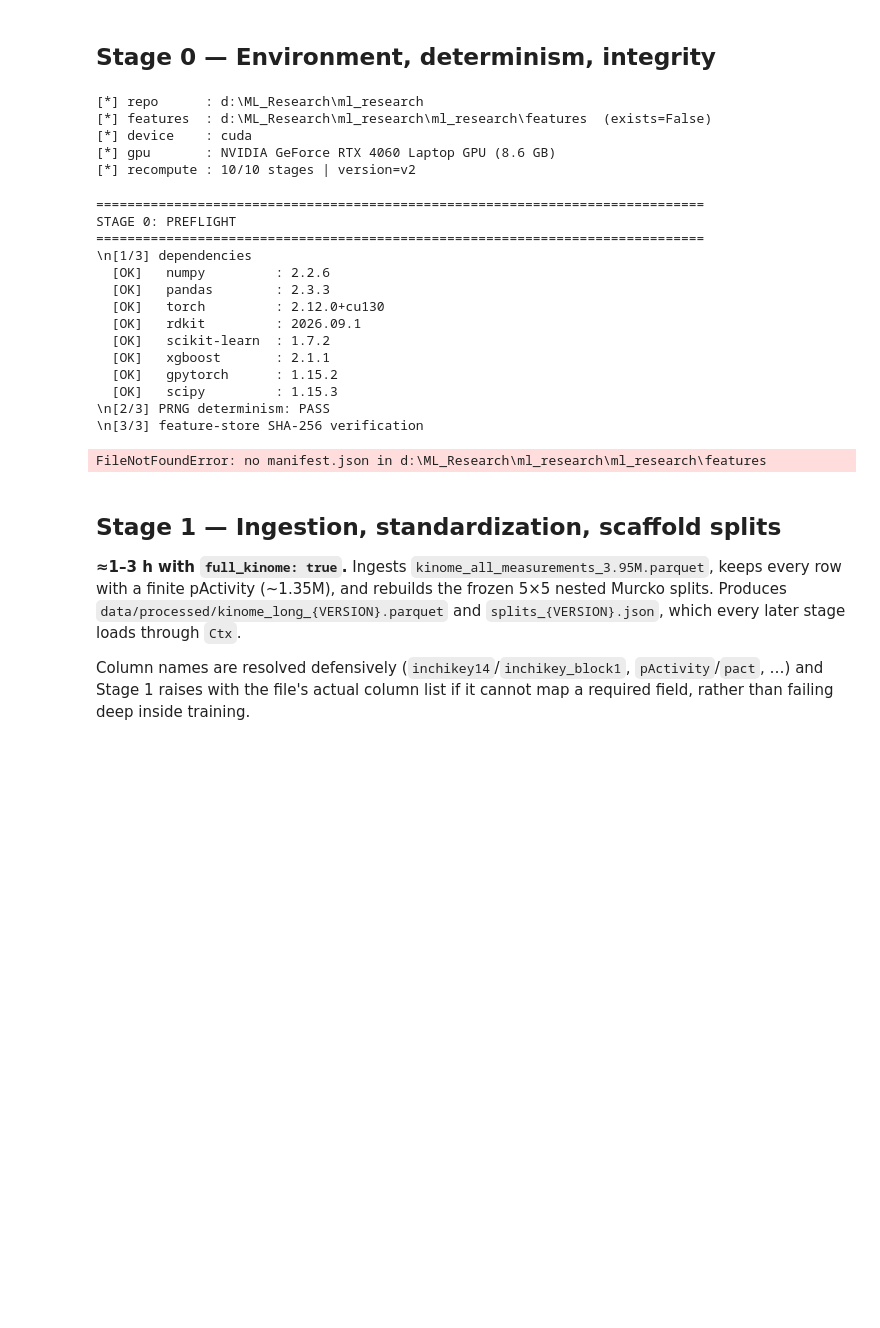
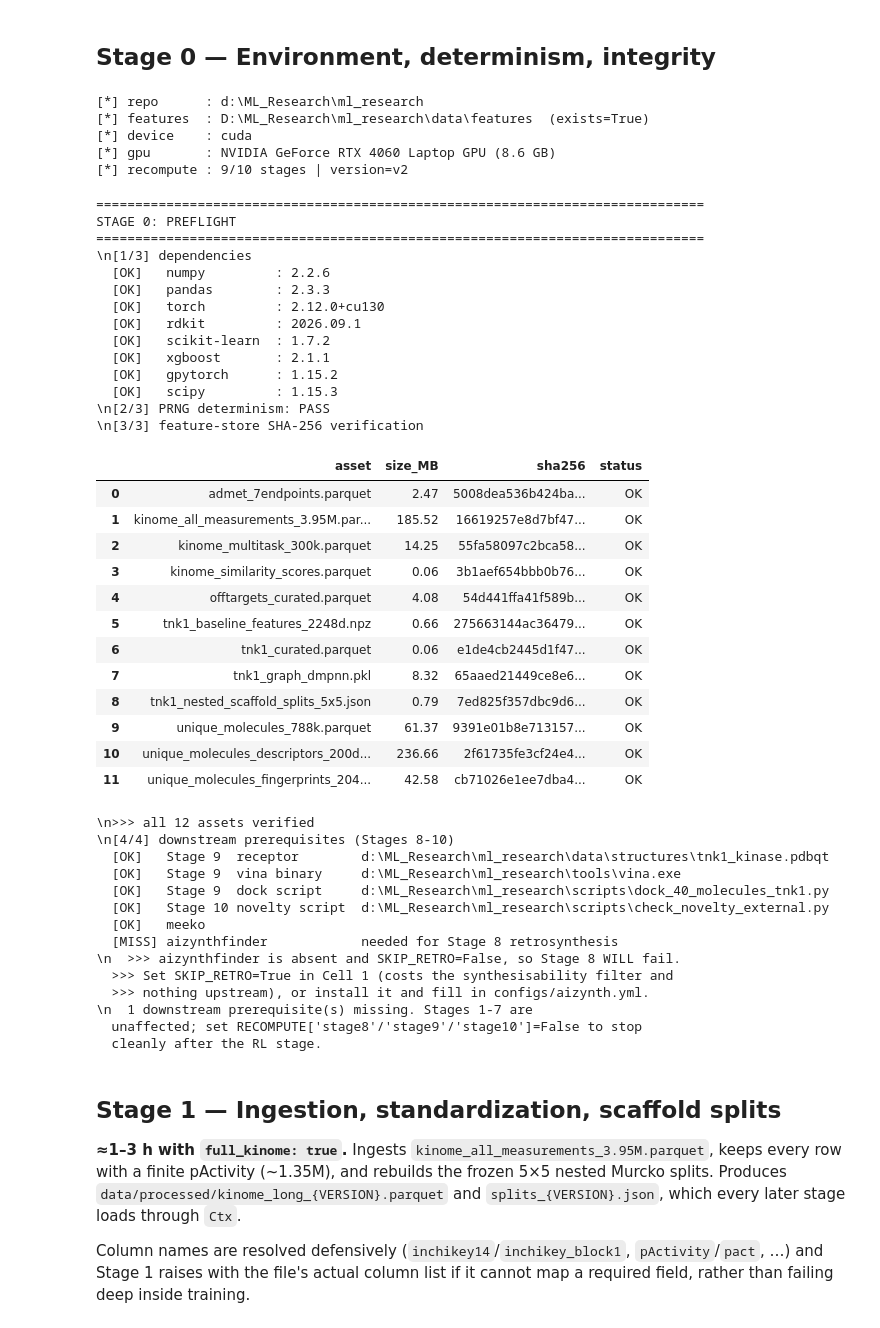
Before and after one commit to RathanPaida/Drug_discovery_research, a Jupyter notebook: TNK1_Master_Pipeline_v2.ipynb, the cells around one changed output. Saved outputs shown, nothing was run; the diff lists cells and outputs as text; code cells hidden in the pictures; blank space fills up the shorter version.

```diff
--- a/TNK1_Master_Pipeline_v2.ipynb
+++ b/TNK1_Master_Pipeline_v2.ipynb
@@ -209,6 +209,7 @@ STRICT     = True      # a stage failure raises instead of being swallowed
 CYCLE      = 1
 SKIP_RETRO = False     # True if AiZynthFinder is unavailable
 USE_RL_MIN = True      # True = built-in DAP trainer; False = external REINVENT 4
+RECOMPUTE["stage3"] = False
 
 REPO_ROOT = Path.cwd()
 while not (REPO_ROOT / "tnk1").exists() and REPO_ROOT != REPO_ROOT.parent:
@@ -217,6 +218,9 @@ if not (REPO_ROOT / "tnk1").exists():
     raise FileNotFoundError("run this notebook from inside the tnk1-pipeline package")
 os.chdir(REPO_ROOT); sys.path.insert(0, str(REPO_ROOT))
 
+# Clear stale or non-existent TNK1_FEATURES_DIR from environment
+if 'TNK1_FEATURES_DIR' in os.environ and not Path(os.environ['TNK1_FEATURES_DIR']).exists():
+    del os.environ['TNK1_FEATURES_DIR']
 from tnk1.utils.paths import features_dir
 FEATURES_DIR = features_dir()
 os.environ["TNK1_FEATURES_DIR"] = str(FEATURES_DIR)
@@ -238,7 +242,14 @@ if torch.cuda.is_available():
 print(f"[*] recompute : {sum(RECOMPUTE.values())}/{len(RECOMPUTE)} stages | version={VERSION}")
 
 
-OUTER_ROOT = REPO_ROOT.parent.parent          # .../Rathan_ML_Research
+# In the flattened repo layout, REPO_ROOT contains data/, tools/, and scripts/.
+# In the legacy nested layout, OUTER_ROOT was the checkout root (.../Rathan_ML_Research).
+if (REPO_ROOT / 'tools').exists() or (REPO_ROOT / 'data').exists():
+    OUTER_ROOT = REPO_ROOT
+elif (REPO_ROOT.parent / 'tools').exists():
+    OUTER_ROOT = REPO_ROOT.parent
+else:
+    OUTER_ROOT = REPO_ROOT.parent.parent
 
 def resolve_script(rel):
     """Return (script_path, working_directory) for a `scripts/*.py` reference.
@@ -295,10 +306,10 @@ def must_exist(path, stage):
     return p
 # %% [output]
 [*] repo      : d:\ML_Research\ml_research
-[*] features  : d:\ML_Research\ml_research\ml_research\features  (exists=False)
+[*] features  : D:\ML_Research\ml_research\data\features  (exists=True)
 [*] device    : cuda
 [*] gpu       : NVIDIA GeForce RTX 4060 Laptop GPU (8.6 GB)
-[*] recompute : 10/10 stages | version=v2
+[*] recompute : 9/10 stages | version=v2
 # %%
 # ============================================================================
 # Cell 2: Stage 0 preflight — dependencies, PRNG lock, SHA-256 verification
@@ -344,7 +355,7 @@ print(f"\\n>>> all {len(audit)} assets verified")
 print("\\n[4/4] downstream prerequisites (Stages 8-10)")
 _missing = []
 for _label, _path in [
-    ("Stage 9  receptor",      OUTER_ROOT / "data" / "tnk1_kinase.pdbqt"),
+    ("Stage 9  receptor",      (OUTER_ROOT / "data" / "structures" / "tnk1_kinase.pdbqt") if (OUTER_ROOT / "data" / "structures" / "tnk1_kinase.pdbqt").exists() else (OUTER_ROOT / "data" / "tnk1_kinase.pdbqt")),
     ("Stage 9  vina binary",   OUTER_ROOT / "tools" / "vina.exe"),
     ("Stage 9  dock script",   OUTER_ROOT / "scripts" / "dock_40_molecules_tnk1.py"),
     ("Stage 10 novelty script", OUTER_ROOT / "scripts" / "check_novelty_external.py"),
@@ -359,34 +370,60 @@ for _mod, _why in [("meeko", "Stage 9 ligand preparation"),
     try:
         __import__(_mod)
         print(f"  [OK]   {_mod}")
     except ImportError:
         print(f"  [MISS] {_mod:<24} needed for {_why}")
         _missing.append(_mod)
 
 if "aizynthfinder" in _missing and not SKIP_RETRO:
     print("\\n  >>> aizynthfinder is absent and SKIP_RETRO=False, so Stage 8 WILL fail.")
     print("  >>> Set SKIP_RETRO=True in Cell 1 (costs the synthesisability filter and")
     print("  >>> nothing upstream), or install it and fill in configs/aizynth.yml.")
 if _missing:
     print(f"\\n  {len(_missing)} downstream prerequisite(s) missing. Stages 1-7 are")
     print("  unaffected; set RECOMPUTE['stage8'/'stage9'/'stage10']=False to stop")
     print("  cleanly after the RL stage.")
 # %% [output]
 ==============================================================================
 STAGE 0: PREFLIGHT
 ==============================================================================
 \n[1/3] dependencies
   [OK]   numpy         : 2.2.6
   [OK]   pandas        : 2.3.3
   [OK]   torch         : 2.12.0+cu130
   [OK]   rdkit         : 2026.09.1
   [OK]   scikit-learn  : 1.7.2
   [OK]   xgboost       : 2.1.1
   [OK]   gpytorch      : 1.15.2
   [OK]   scipy         : 1.15.3
 \n[2/3] PRNG determinism: PASS
 \n[3/3] feature-store SHA-256 verification
+|  | asset | size_MB | sha256 | status |
+| 0 | admet_7endpoints.parquet | 2.47 | 5008dea536b424ba... | OK |
+| 1 | kinome_all_measurements_3.95M.par... | 185.52 | 16619257e8d7bf47... | OK |
+| 2 | kinome_multitask_300k.parquet | 14.25 | 55fa58097c2bca58... | OK |
+| 3 | kinome_similarity_scores.parquet | 0.06 | 3b1aef654bbb0b76... | OK |
+| 4 | offtargets_curated.parquet | 4.08 | 54d441ffa41f589b... | OK |
+| 5 | tnk1_baseline_features_2248d.npz | 0.66 | 275663144ac36479... | OK |
+| 6 | tnk1_curated.parquet | 0.06 | e1de4cb2445d1f47... | OK |
+| 7 | tnk1_graph_dmpnn.pkl | 8.32 | 65aaed21449ce8e6... | OK |
+| 8 | tnk1_nested_scaffold_splits_5x5.json | 0.79 | 7ed825f357dbc9d6... | OK |
+| 9 | unique_molecules_788k.parquet | 61.37 | 9391e01b8e713157... | OK |
+| 10 | unique_molecules_descriptors_200d... | 236.66 | 2f61735fe3cf24e4... | OK |
+| 11 | unique_molecules_fingerprints_204... | 42.58 | cb71026e1ee7dba4... | OK |
-FileNotFoundError: no manifest.json in d:\ML_Research\ml_research\ml_research\features
+\n>>> all 12 assets verified
+\n[4/4] downstream prerequisites (Stages 8-10)
+  [OK]   Stage 9  receptor        d:\ML_Research\ml_research\data\structures\tnk1_kinase.pdbqt
+  [OK]   Stage 9  vina binary     d:\ML_Research\ml_research\tools\vina.exe
+  [OK]   Stage 9  dock script     d:\ML_Research\ml_research\scripts\dock_40_molecules_tnk1.py
+  [OK]   Stage 10 novelty script  d:\ML_Research\ml_research\scripts\check_novelty_external.py
+  [OK]   meeko
+  [MISS] aizynthfinder            needed for Stage 8 retrosynthesis
+\n  >>> aizynthfinder is absent and SKIP_RETRO=False, so Stage 8 WILL fail.
+  >>> Set SKIP_RETRO=True in Cell 1 (costs the synthesisability filter and
+  >>> nothing upstream), or install it and fill in configs/aizynth.yml.
+\n  1 downstream prerequisite(s) missing. Stages 1-7 are
+  unaffected; set RECOMPUTE['stage8'/'stage9'/'stage10']=False to stop
+  cleanly after the RL stage.
 # %% [markdown]
 <a id="stage-1"></a>
 ## Stage 1 — Ingestion, standardization, scaffold splits
```
Also changed, not shown: parts of 11 cells of this notebook, 26 other files.
